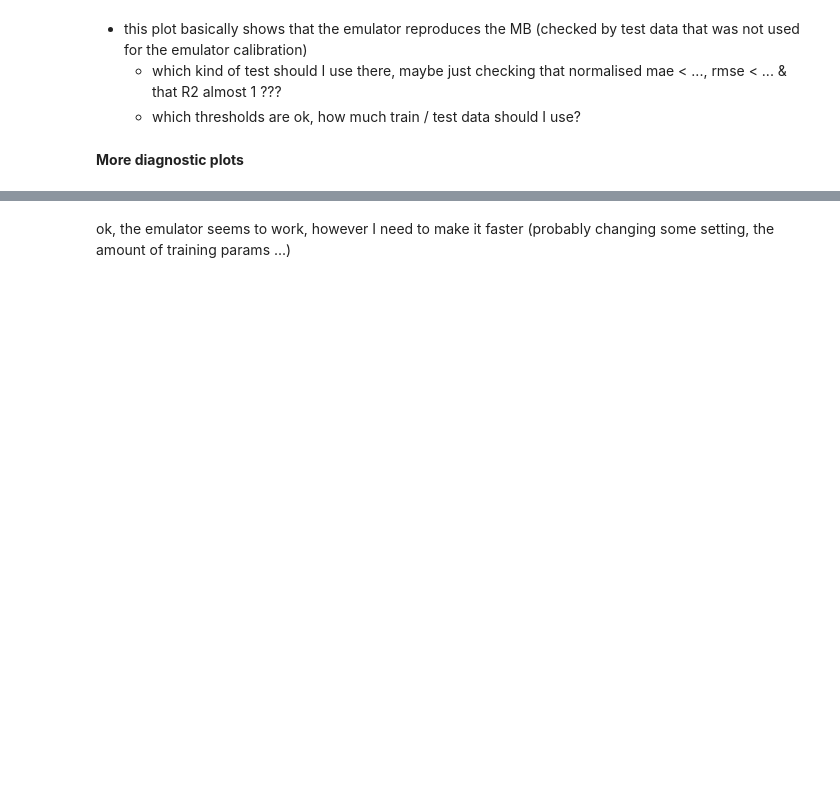
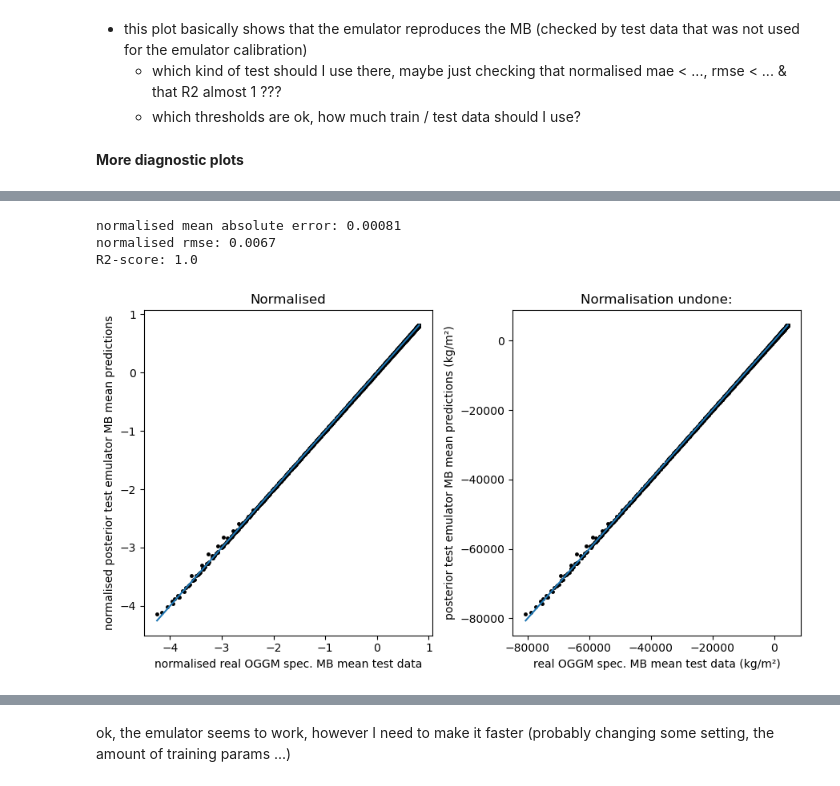
Before and after one commit to OGGM/massbalance-sandbox, a Jupyter notebook: docs/emulator_bayes_calib/bayesian_gaussian_process_emulator_tests_2022_10.ipynb, the cells around one changed output, grey strips where cells are left out. Drawn from its saved outputs; the diff is of its cells as text; code cells hidden in the pictures; blank space fills up the shorter version.

```diff
--- a/docs/emulator_bayes_calib/bayesian_gaussian_process_emulator_tests_2022_10.ipynb
+++ b/docs/emulator_bayes_calib/bayesian_gaussian_process_emulator_tests_2022_10.ipynb
@@ -554,3 +663,46 @@ with pm.Model() as model_reg:
+# %%
+
+f, axs = plt.subplots(1, 2, figsize=(9, 5))
+# Compare the modeled and emulated "test" mass balances (WITH normalisation)
+ax = axs[0]
+ax.set_title('Normalised')
+mae_norm_l = []
+rmse_norm_l = []
+#for i in range(min(num_samples, 25)):
+#y_pred_mean = y_pred.mean[i].detach().numpy()[idx]
+ax.plot(y_test, mu, 'k.', ms=5)
+
+ax.plot([y_test.min(),y_test.max()], [y_test.min(), y_test.max()])
+
+
+
+
+ax.set_xlabel('normalised real OGGM spec. MB mean test data')
+ax.set_ylabel('normalised posterior test emulator MB mean predictions')
+
+ax = axs[1]
+ax.set_title('Normalisation undone:')
+
+ax.plot(y_test_real, y_em_pymc3, 'k.', ms=5)
+ax.plot([y_test_real.min(),y_test_real.max()], [y_test_real.min(), y_test_real.max()])
+
+
+plt.tight_layout()
+ax.set_ylabel('posterior test emulator MB mean predictions (kg/m²)')
+ax.set_xlabel('real OGGM spec. MB mean test data (kg/m²)')
+
+mae = sklearn.metrics.mean_absolute_error(y_test, mu)
+rmse = sklearn.metrics.mean_squared_error(y_test, mu, squared = False)
+print(f'normalised mean absolute error: {mae:.2}')
+print(f'normalised rmse: {rmse:.2}')
+r2_test_data = sklearn.metrics.r2_score(y_test_real, y_em_pymc3)
+print(f'R2-score: {r2_test_data:.2}')
+plt.tight_layout()
+# %% [output]
+normalised mean absolute error: 0.00081
+normalised rmse: 0.0067
+R2-score: 1.0
+[figure, added]
 # %%
 # we look at the normalise MAE, RMSE and R2
 print(sklearn.metrics.mean_absolute_error(mu, y_test))
```
Also changed, not shown: parts of 142 cells of this notebook, 1 other file.
